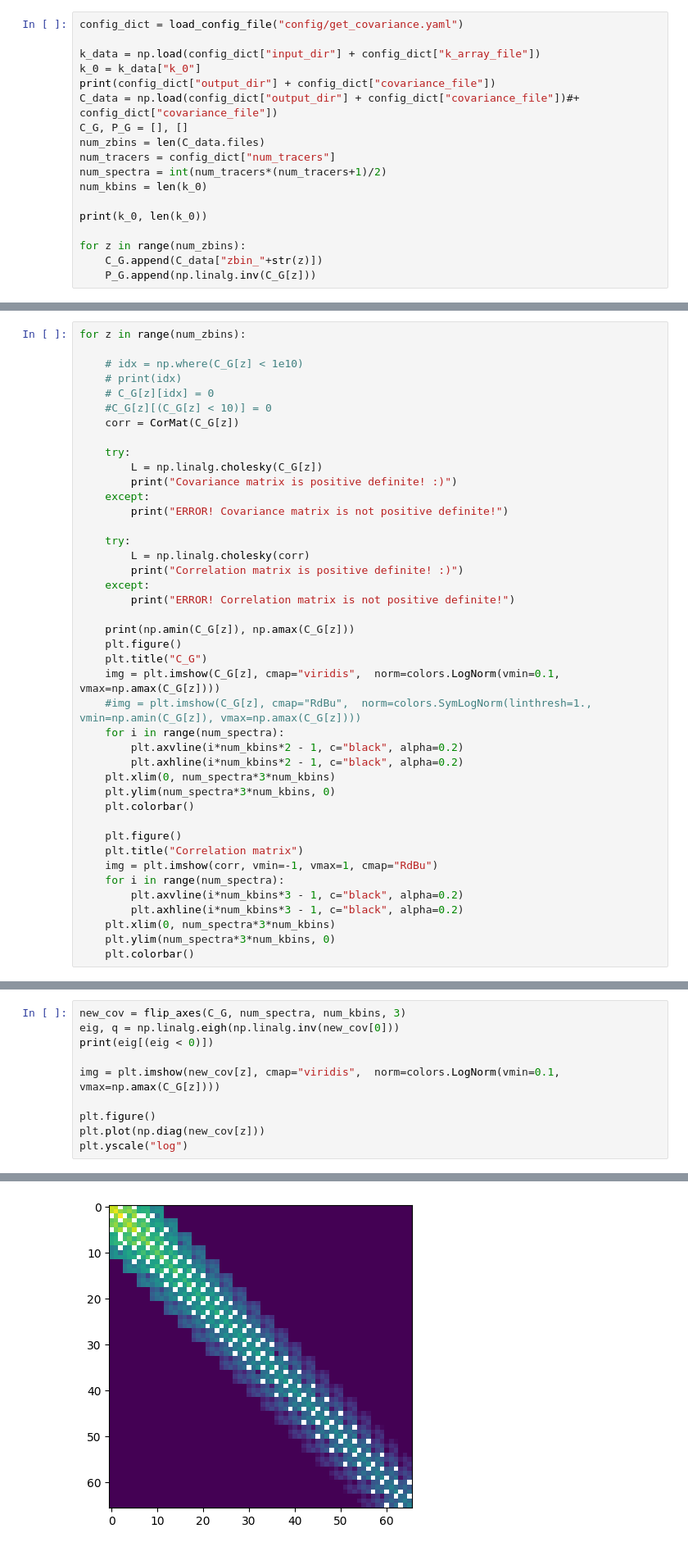
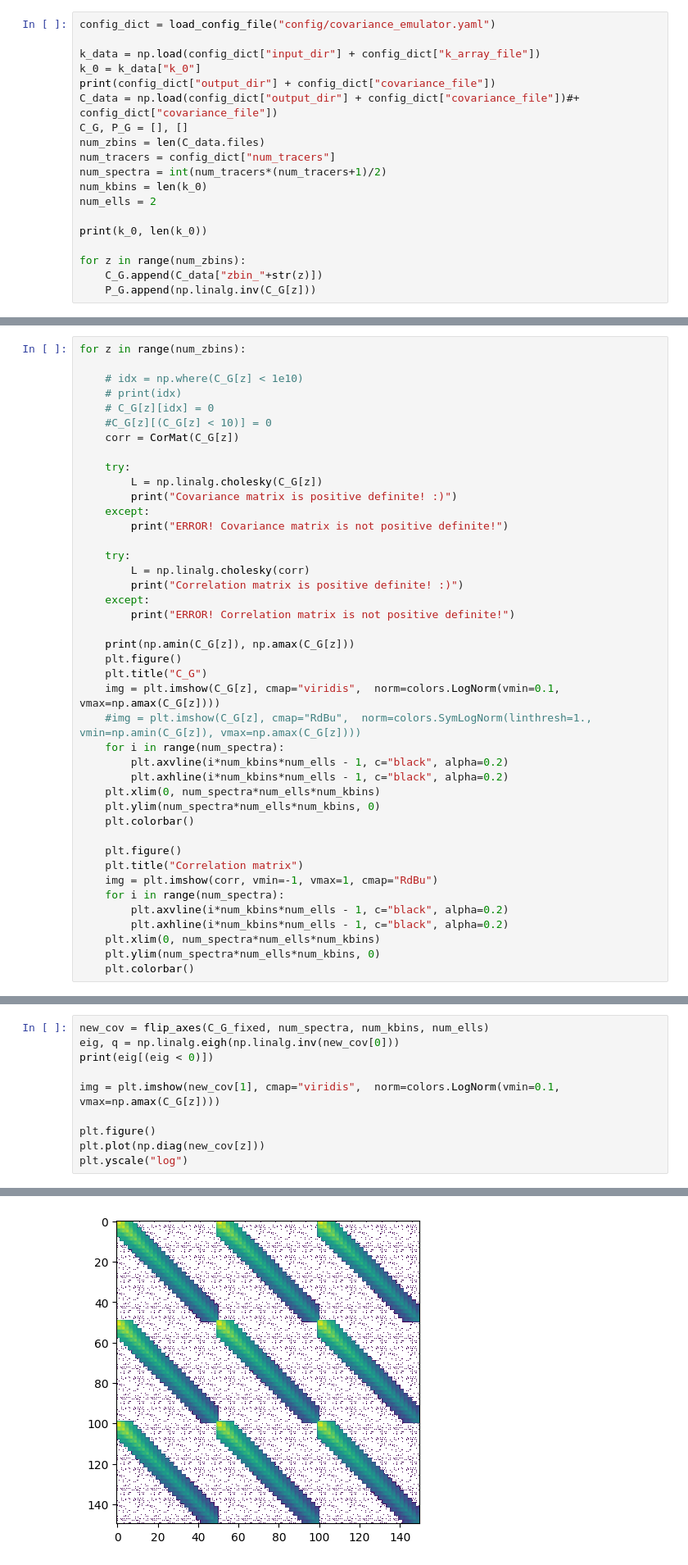
Before and after one commit to jadamo/covapt_mt, a Jupyter notebook: test_mt_covapt.ipynb, the cells around one changed output, grey strips where cells are left out. Shown at 82% size. Saved outputs shown, nothing was run; the diff lists cells and outputs as text.

```diff
--- a/test_mt_covapt.ipynb
+++ b/test_mt_covapt.ipynb
@@ -8,5 +9,5 @@ from covapt_mt.utils import load_config_file
 # %%
-config_dict = load_config_file("config/get_covariance.yaml")
+config_dict = load_config_file("config/covariance_emulator.yaml")
 
 k_data = np.load(config_dict["input_dir"] + config_dict["k_array_file"])
 k_0 = k_data["k_0"]
@@ -17,6 +18,7 @@ num_zbins = len(C_data.files)
 num_tracers = config_dict["num_tracers"]
 num_spectra = int(num_tracers*(num_tracers+1)/2)
 num_kbins = len(k_0)
+num_ells = 2
 
 print(k_0, len(k_0))
 
@@ -64,19 +65,19 @@ for z in range(num_zbins):
     img = plt.imshow(C_G[z], cmap="viridis",  norm=colors.LogNorm(vmin=0.1, vmax=np.amax(C_G[z])))
     #img = plt.imshow(C_G[z], cmap="RdBu",  norm=colors.SymLogNorm(linthresh=1., vmin=np.amin(C_G[z]), vmax=np.amax(C_G[z])))
     for i in range(num_spectra):
-        plt.axvline(i*num_kbins*2 - 1, c="black", alpha=0.2)
-        plt.axhline(i*num_kbins*2 - 1, c="black", alpha=0.2)
-    plt.xlim(0, num_spectra*3*num_kbins)
-    plt.ylim(num_spectra*3*num_kbins, 0)
+        plt.axvline(i*num_kbins*num_ells - 1, c="black", alpha=0.2)
+        plt.axhline(i*num_kbins*num_ells - 1, c="black", alpha=0.2)
+    plt.xlim(0, num_spectra*num_ells*num_kbins)
+    plt.ylim(num_spectra*num_ells*num_kbins, 0)
     plt.colorbar()
 
     plt.figure()
     plt.title("Correlation matrix")
     img = plt.imshow(corr, vmin=-1, vmax=1, cmap="RdBu")
     for i in range(num_spectra):
-        plt.axvline(i*num_kbins*3 - 1, c="black", alpha=0.2)
-        plt.axhline(i*num_kbins*3 - 1, c="black", alpha=0.2)
-    plt.xlim(0, num_spectra*3*num_kbins)
-    plt.ylim(num_spectra*3*num_kbins, 0)
+        plt.axvline(i*num_kbins*num_ells - 1, c="black", alpha=0.2)
+        plt.axhline(i*num_kbins*num_ells - 1, c="black", alpha=0.2)
+    plt.xlim(0, num_spectra*num_ells*num_kbins)
+    plt.ylim(num_spectra*num_ells*num_kbins, 0)
     plt.colorbar()
 # %% [output]
@@ -271,9 +295,9 @@ np.save(config_dict["output_dir"]+"invcov_with_quadropole.npy", np.linalg.inv(co
 # %%
-new_cov = flip_axes(C_G, num_spectra, num_kbins, 3)
+new_cov = flip_axes(C_G_fixed, num_spectra, num_kbins, num_ells)
 eig, q = np.linalg.eigh(np.linalg.inv(new_cov[0]))
 print(eig[(eig < 0)])
 
-img = plt.imshow(new_cov[z], cmap="viridis",  norm=colors.LogNorm(vmin=0.1, vmax=np.amax(C_G[z])))
+img = plt.imshow(new_cov[1], cmap="viridis",  norm=colors.LogNorm(vmin=0.1, vmax=np.amax(C_G[z])))
 
 plt.figure()
 plt.plot(np.diag(new_cov[z]))
@@ -284,2 +310,2 @@ plt.yscale("log")
 []
-[figure, old version]
+[figure, new version]
```
Also changed, not shown: parts of 11 cells of this notebook, 2 other files.
